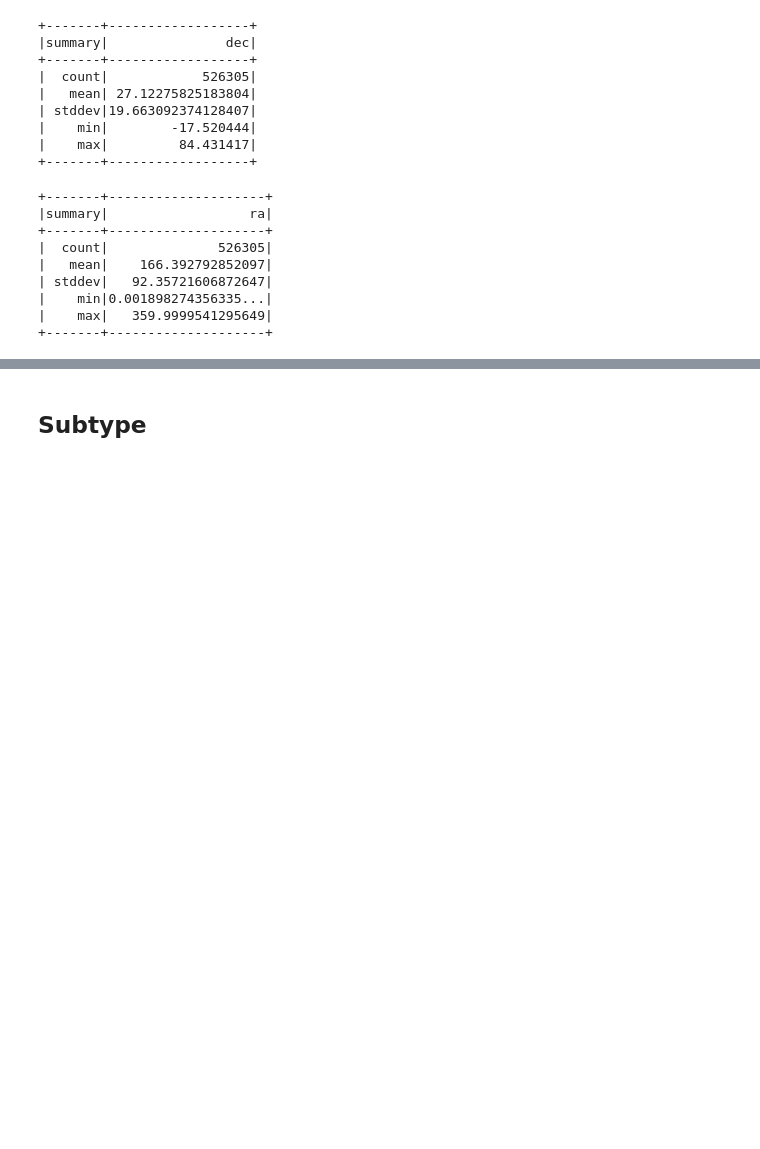
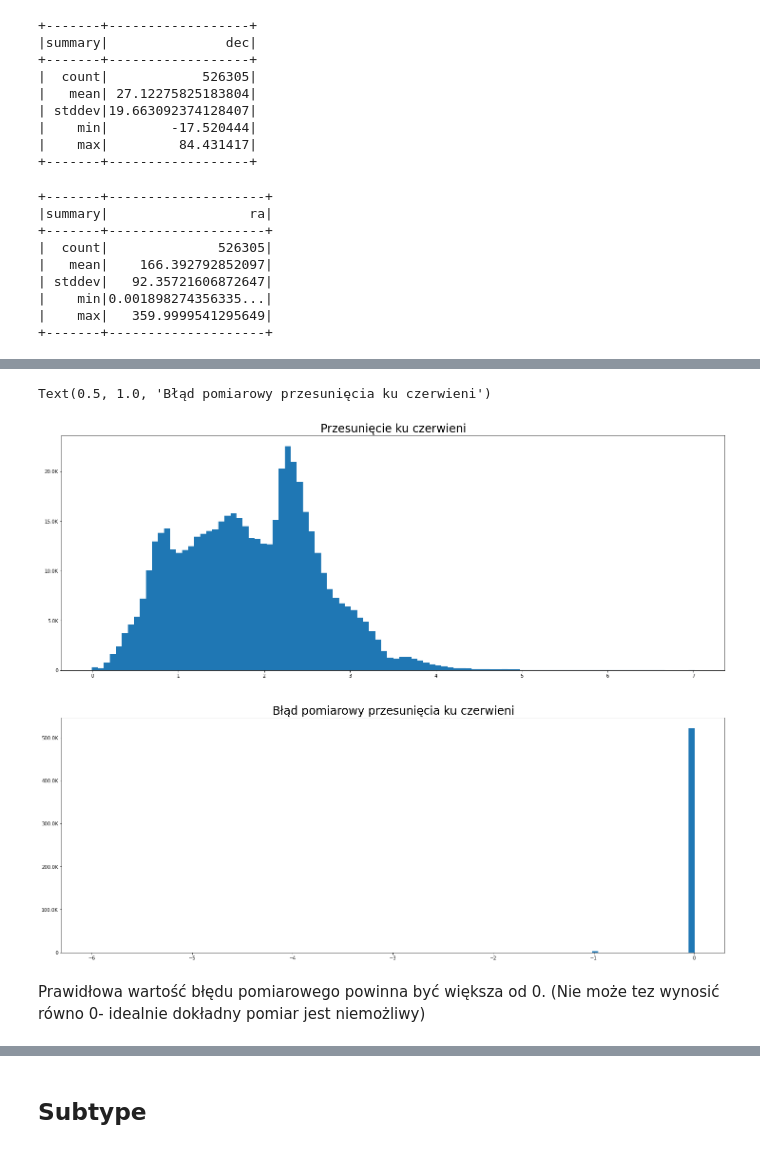
Before and after one commit to koubeba/quasar-architecture, a Jupyter notebook: jupyter/work/Spectra_Data_Cleaning.ipynb, the cells around one changed output, grey strips where cells are left out. Cells and saved outputs as stored; diff of their text form; code cells hidden in the pictures; blank space fills up the shorter version.

```diff
--- a/jupyter/work/Spectra_Data_Cleaning.ipynb
+++ b/jupyter/work/Spectra_Data_Cleaning.ipynb
@@ -87,2 +116,15 @@ Discard the 0.5% with highest redshift error
 # %%
-df = df.filter(df['zerr']<zerr_99_quantile)
+df = df.filter(df['zerr']<=zerr_99_quantile)
+# %%
+fig, ax = plt.subplots(nrows=2, ncols=1, figsize=(25, 20))
+
+hist(ax[0], df.select('z'), bins=100)
+ax[0].set_title('Przesunięcie ku czerwieni', fontdict={'fontsize': 24})
+
+hist(ax[1], df.select('zerr'), bins=100)
+ax[1].set_title('Błąd pomiarowy przesunięcia ku czerwieni', fontdict={'fontsize': 24})
+# %% [output]
+Text(0.5, 1.0, 'Błąd pomiarowy przesunięcia ku czerwieni')
+[figure, added]
+# %% [markdown]
+Prawidłowa wartość błędu pomiarowego powinna być większa od 0. (Nie może tez wynosić równo 0- idealnie dokładny pomiar jest niemożliwy)
```
Also changed, not shown: parts of 47 cells of this notebook, 5 other files.
